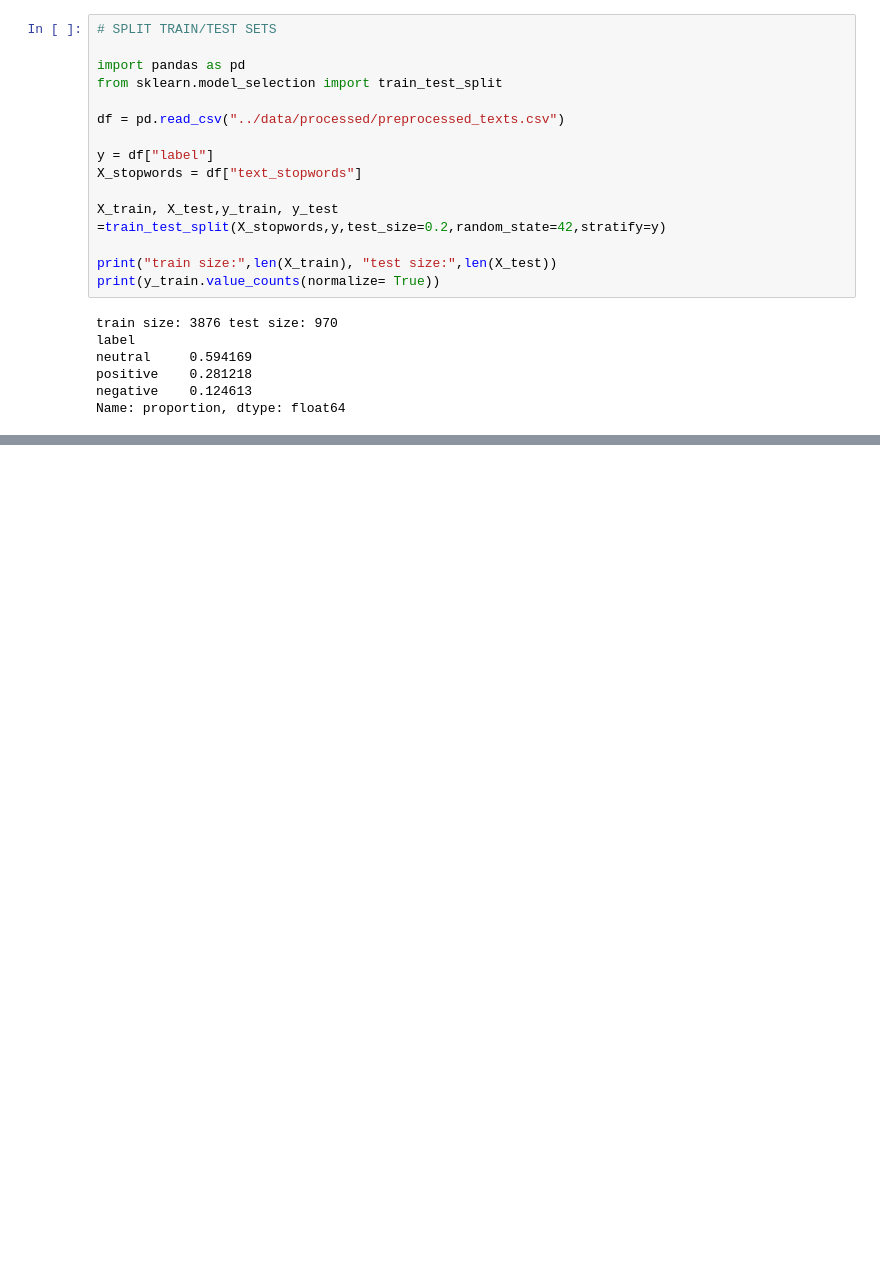
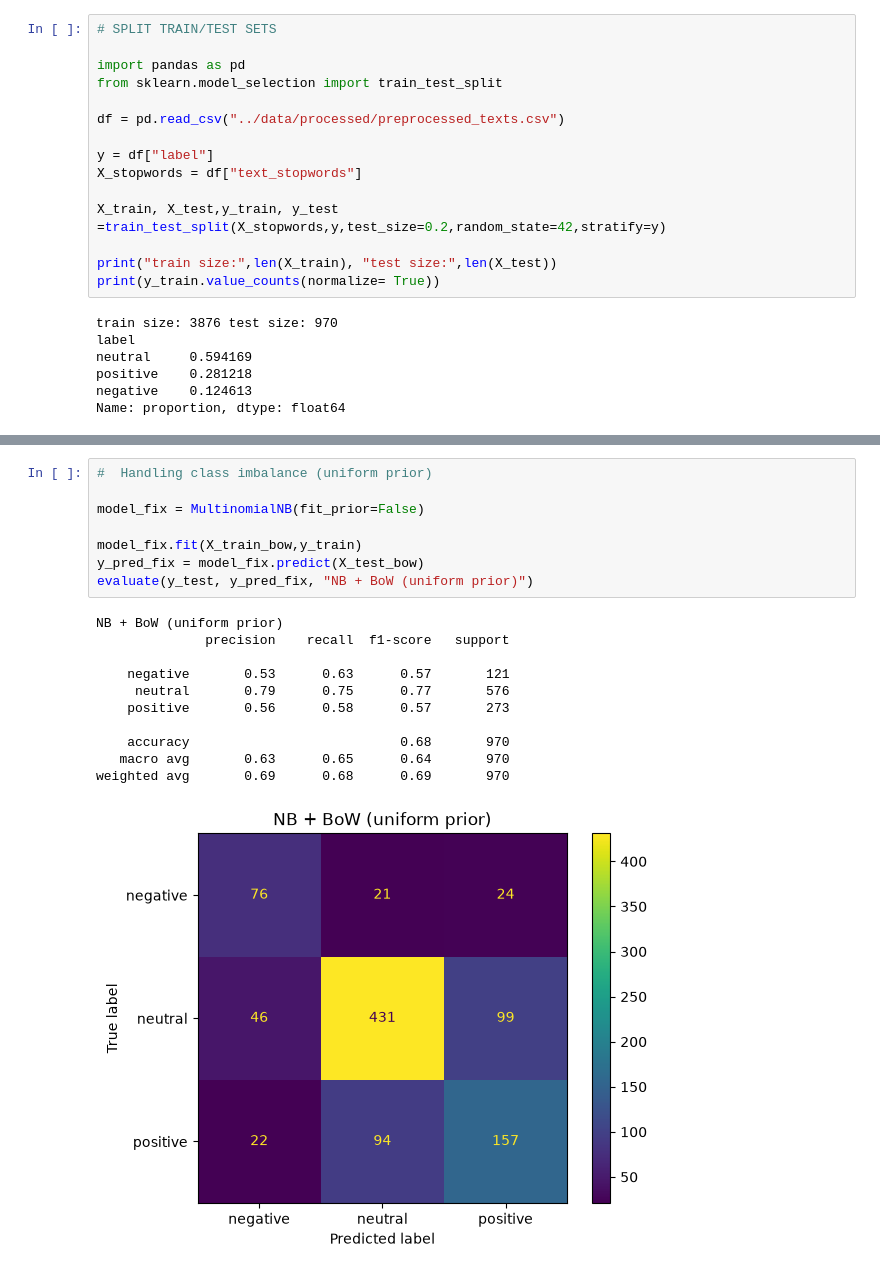
Before and after one commit to riccardotella/Sentiment_Analysis_of_Financial_News, a Jupyter notebook: notebooks/Task3_Sentiment_Classification.ipynb, the cells around one changed output, grey strips where cells are left out. Cells and saved outputs as stored; diff of their text form; blank space fills up the shorter version.

```diff
--- a/notebooks/Task3_Sentiment_Classification.ipynb
+++ b/notebooks/Task3_Sentiment_Classification.ipynb
@@ -63,0 +153,20 @@ print(len(y_pred))
+# %%
+#  Handling class imbalance (uniform prior)
+
+model_fix = MultinomialNB(fit_prior=False)
+
+model_fix.fit(X_train_bow,y_train)
+y_pred_fix = model_fix.predict(X_test_bow)
+evaluate(y_test, y_pred_fix, "NB + BoW (uniform prior)")
+# %% [output]
+NB + BoW (uniform prior)
+              precision    recall  f1-score   support
+
+    negative       0.53      0.63      0.57       121
+     neutral       0.79      0.75      0.77       576
+    positive       0.56      0.58      0.57       273
+
+    accuracy                           0.68       970
+   macro avg       0.63      0.65      0.64       970
+weighted avg       0.69      0.68      0.69       970
+[figure, added]
```
Also changed, not shown: parts of 8 cells of this notebook, 4 other files.
